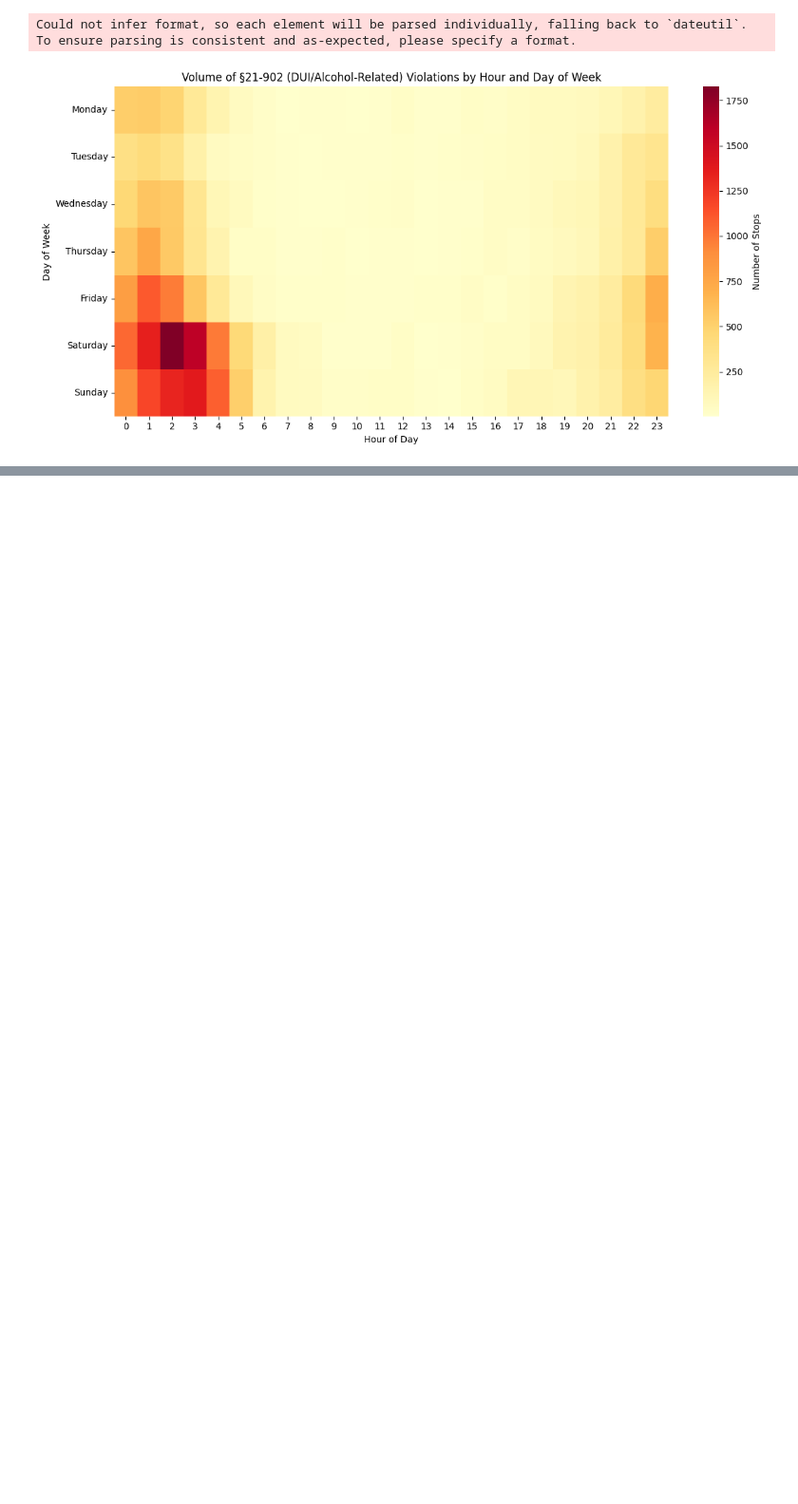
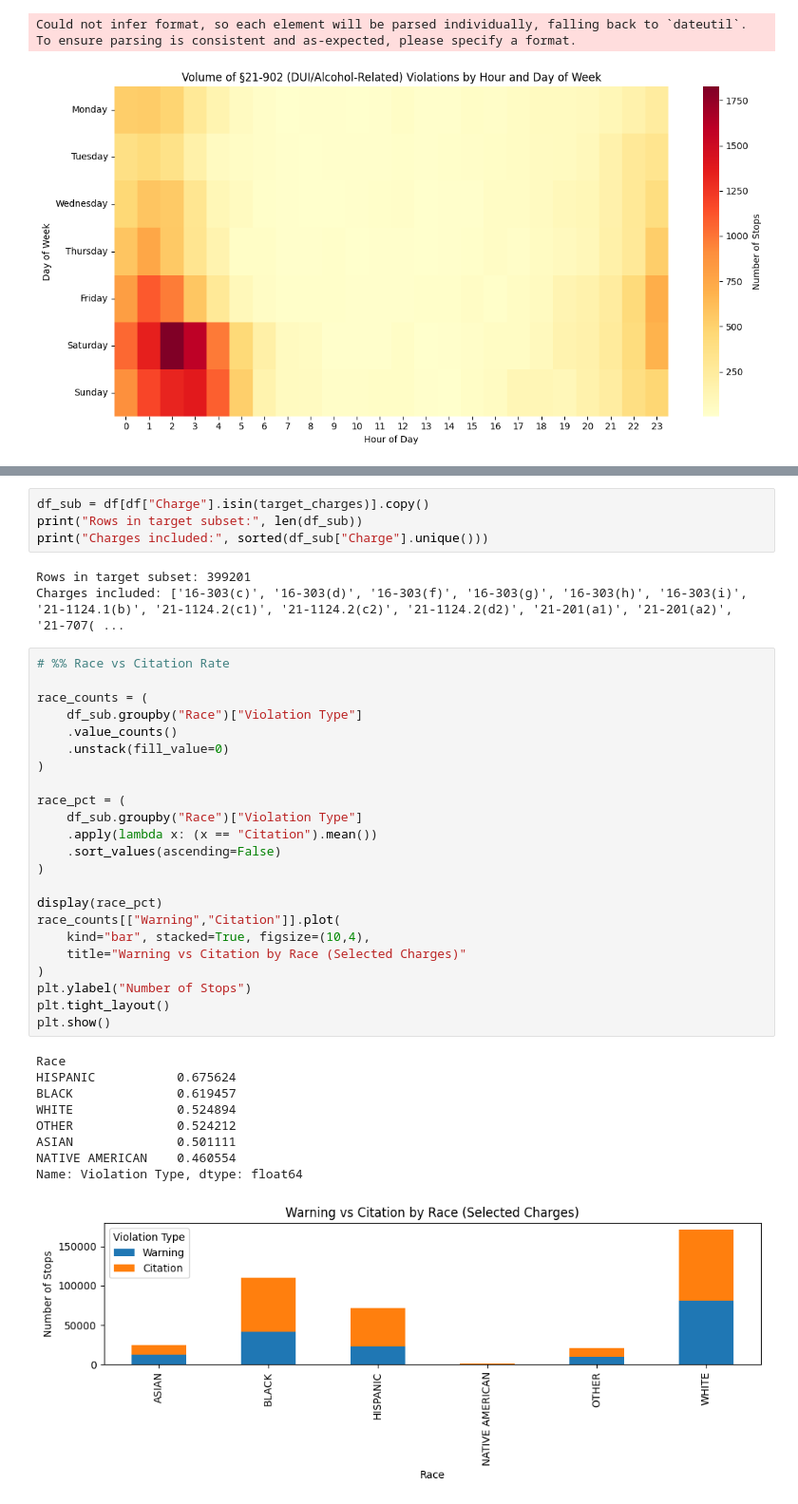
Before and after one commit to jeremiahliao/traffic-citation-predictor, a Jupyter notebook: kevin_scratchwork.ipynb, the cells around one changed output, grey strips where cells are left out. Shown at 95% size. Cells and saved outputs as stored; diff of their text form; blank space fills up the shorter version.

Commit message:
scratwork on race and car make disparities

```diff
--- a/kevin_scratchwork.ipynb
+++ b/kevin_scratchwork.ipynb
@@ -836,0 +877,40 @@ Could not infer format, so each element will be parsed individually, falling bac
+# %%
+df_sub = df[df["Charge"].isin(target_charges)].copy()
+print("Rows in target subset:", len(df_sub))
+print("Charges included:", sorted(df_sub["Charge"].unique()))
+# %% [output]
+Rows in target subset: 399201
+Charges included: ['16-303(c)', '16-303(d)', '16-303(f)', '16-303(g)', '16-303(h)', '16-303(i)', '21-1124.1(b)', '21-1124.2(c1)', '21-1124.2(c2)', '21-1124.2(d2)', '21-201(a1)', '21-201(a2)', '21-707( ...
+# %%
+# %% Race vs Citation Rate
+
+race_counts = (
+    df_sub.groupby("Race")["Violation Type"]
+    .value_counts()
+    .unstack(fill_value=0)
+)
+
+race_pct = (
+    df_sub.groupby("Race")["Violation Type"]
+    .apply(lambda x: (x == "Citation").mean())
+    .sort_values(ascending=False)
+)
+
+display(race_pct)
+race_counts[["Warning","Citation"]].plot(
+    kind="bar", stacked=True, figsize=(10,4),
+    title="Warning vs Citation by Race (Selected Charges)"
+)
+plt.ylabel("Number of Stops")
+plt.tight_layout()
+plt.show()
+# %% [output]
+Race
+HISPANIC           0.675624
+BLACK              0.619457
+WHITE              0.524894
+OTHER              0.524212
+ASIAN              0.501111
+NATIVE AMERICAN    0.460554
+Name: Violation Type, dtype: float64
+[figure, added]
```
Also changed, not shown: parts of 7 cells of this notebook, 2 other files.
